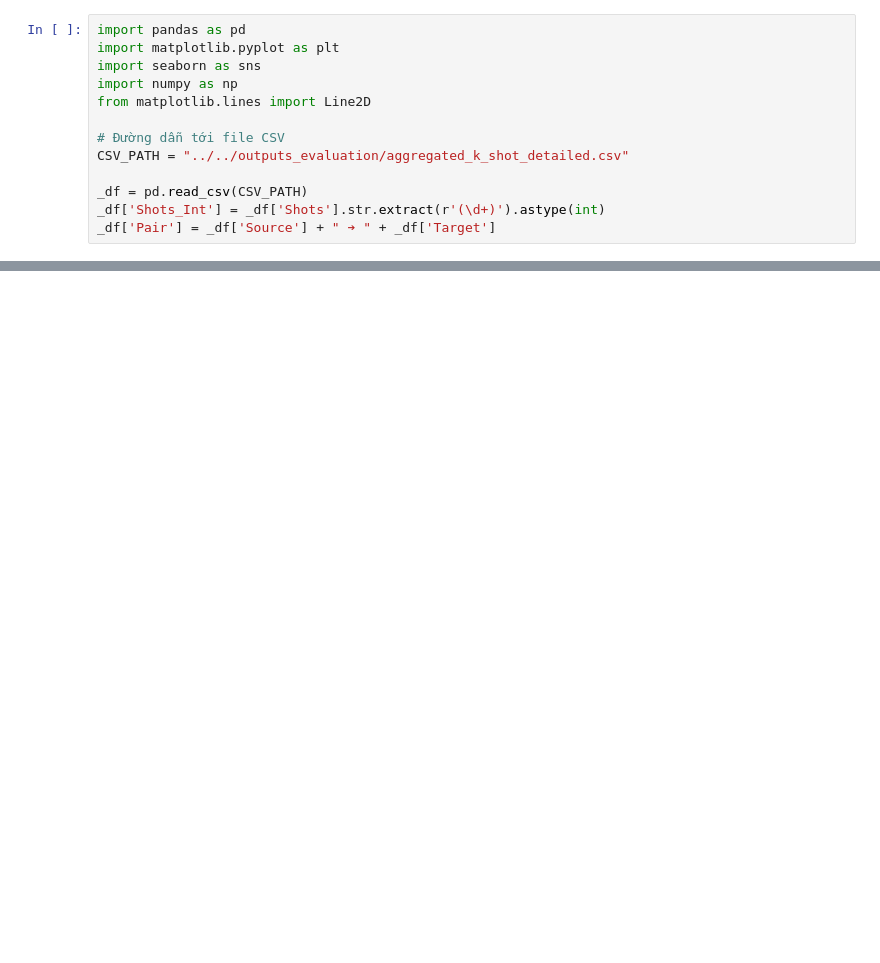
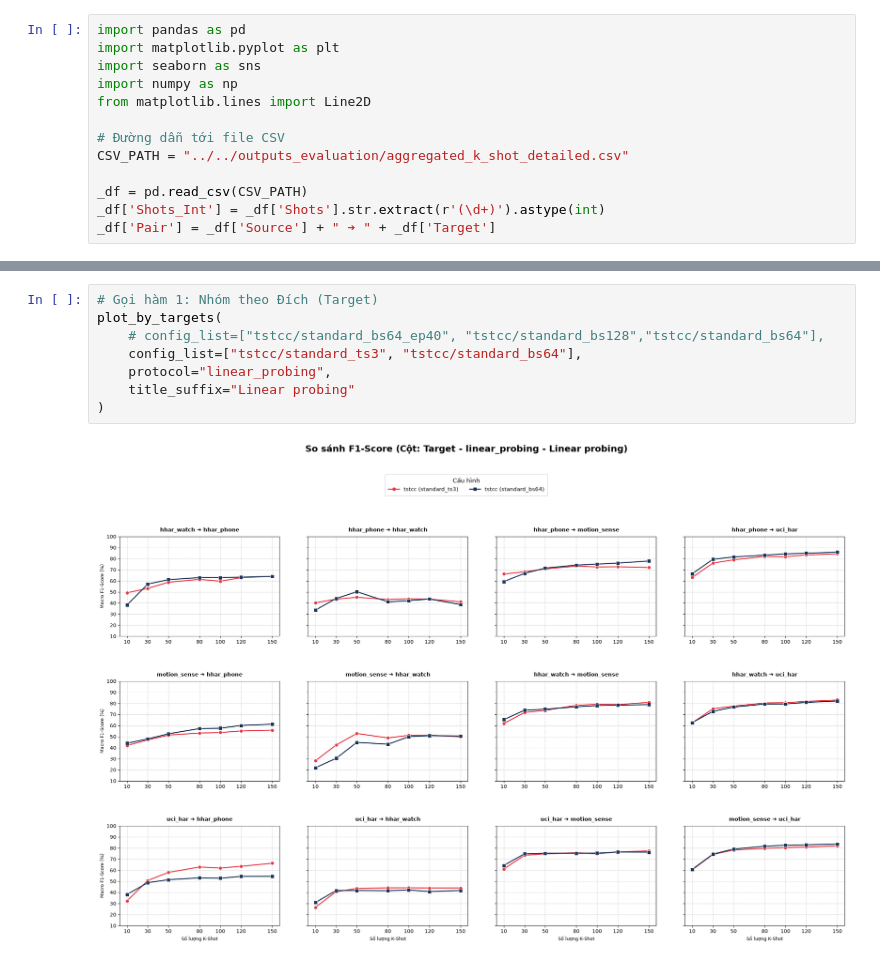
Before and after one commit to Dungx1107/CrossDomain-HAR-SSL, a Jupyter notebook: scripts/05_analysis/analyze_results.ipynb, the cells around one changed output, grey strips where cells are left out. Drawn from its saved outputs; the diff is of its cells as text; blank space fills up the shorter version.

```diff
--- a/scripts/05_analysis/analyze_results.ipynb
+++ b/scripts/05_analysis/analyze_results.ipynb
@@ -185,0 +282,10 @@ plot_by_sources(
+# %%
+# Gọi hàm 1: Nhóm theo Đích (Target)
+plot_by_targets(
+    # config_list=["tstcc/standard_bs64_ep40", "tstcc/standard_bs128","tstcc/standard_bs64"],
+    config_list=["tstcc/standard_ts3", "tstcc/standard_bs64"],
+    protocol="linear_probing",
+    title_suffix="Linear probing"
+)
+# %% [output]
+[figure, added]
```
Also changed, not shown: parts of 6 cells of this notebook, 15 other files.
